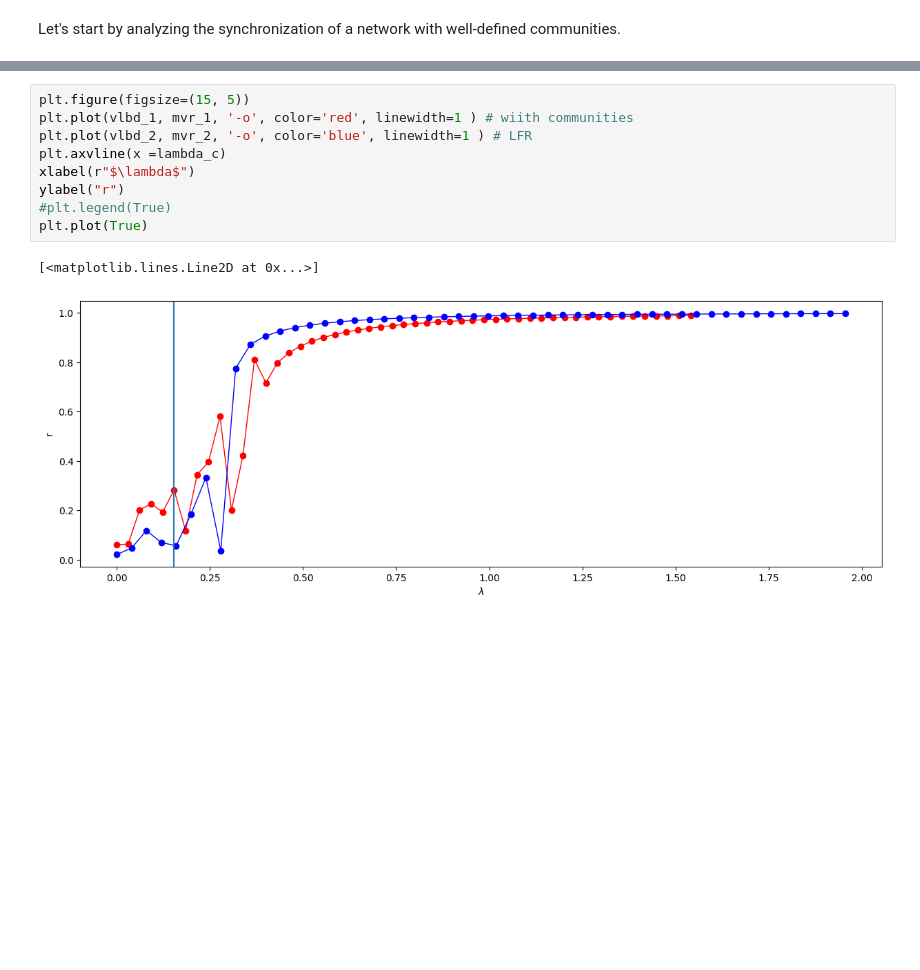
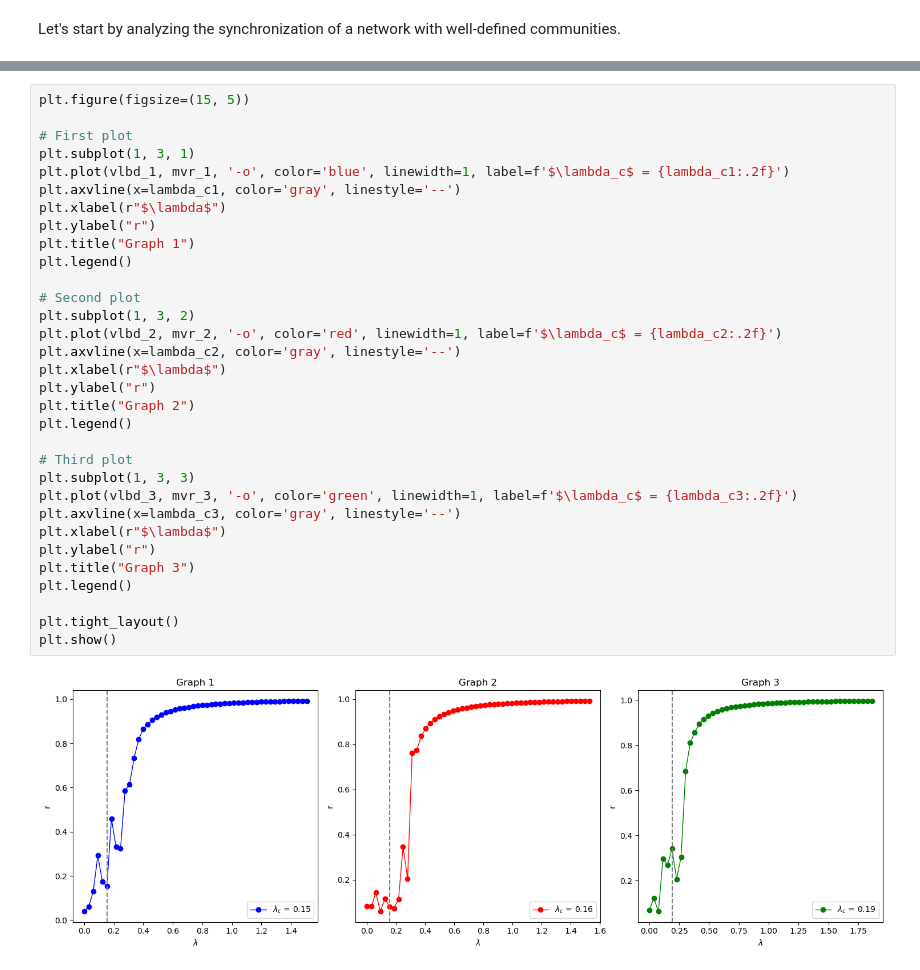
Before and after one commit to VictorFrancheto/Synchronization_Complex_Networks, a Jupyter notebook: __Notebook_Synchronization__.ipynb, the cells around one changed output, grey strips where cells are left out. Drawn from its saved outputs; the diff is of its cells as text; blank space fills up the shorter version.

```diff
--- a/__Notebook_Synchronization__.ipynb
+++ b/__Notebook_Synchronization__.ipynb
@@ -349,12 +385,34 @@ plt.show()
-# %%
-plt.figure(figsize=(15, 5))
-plt.plot(vlbd_1, mvr_1, '-o', color='red', linewidth=1 ) # wiith communities
-plt.plot(vlbd_2, mvr_2, '-o', color='blue', linewidth=1 ) # LFR
-plt.axvline(x =lambda_c)
-xlabel(r"$\lambda$")
-ylabel("r")
-#plt.legend(True)
-plt.plot(True)
-# %% [output]
-[<matplotlib.lines.Line2D at 0x...>]
-[figure, removed]
+# %%
+plt.figure(figsize=(15, 5))
+
+# First plot
+plt.subplot(1, 3, 1)
+plt.plot(vlbd_1, mvr_1, '-o', color='blue', linewidth=1, label=f'$\lambda_c$ = {lambda_c1:.2f}')
+plt.axvline(x=lambda_c1, color='gray', linestyle='--')
+plt.xlabel(r"$\lambda$")
+plt.ylabel("r")
+plt.title("Graph 1")
+plt.legend()
+
+# Second plot
+plt.subplot(1, 3, 2)
+plt.plot(vlbd_2, mvr_2, '-o', color='red', linewidth=1, label=f'$\lambda_c$ = {lambda_c2:.2f}')
+plt.axvline(x=lambda_c2, color='gray', linestyle='--')
+plt.xlabel(r"$\lambda$")
+plt.ylabel("r")
+plt.title("Graph 2")
+plt.legend()
+
+# Third plot
+plt.subplot(1, 3, 3)
+plt.plot(vlbd_3, mvr_3, '-o', color='green', linewidth=1, label=f'$\lambda_c$ = {lambda_c3:.2f}')
+plt.axvline(x=lambda_c3, color='gray', linestyle='--')
+plt.xlabel(r"$\lambda$")
+plt.ylabel("r")
+plt.title("Graph 3")
+plt.legend()
+
+plt.tight_layout()
+plt.show()
+# %% [output]
+[figure, added]
```
Also changed, not shown: parts of 7 cells of this notebook.
